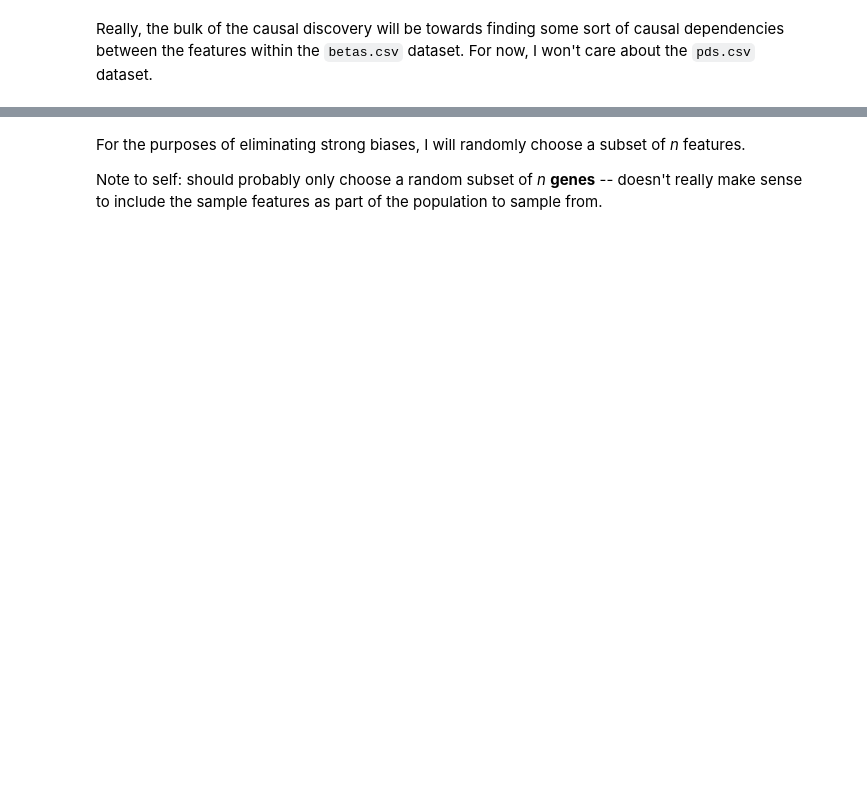
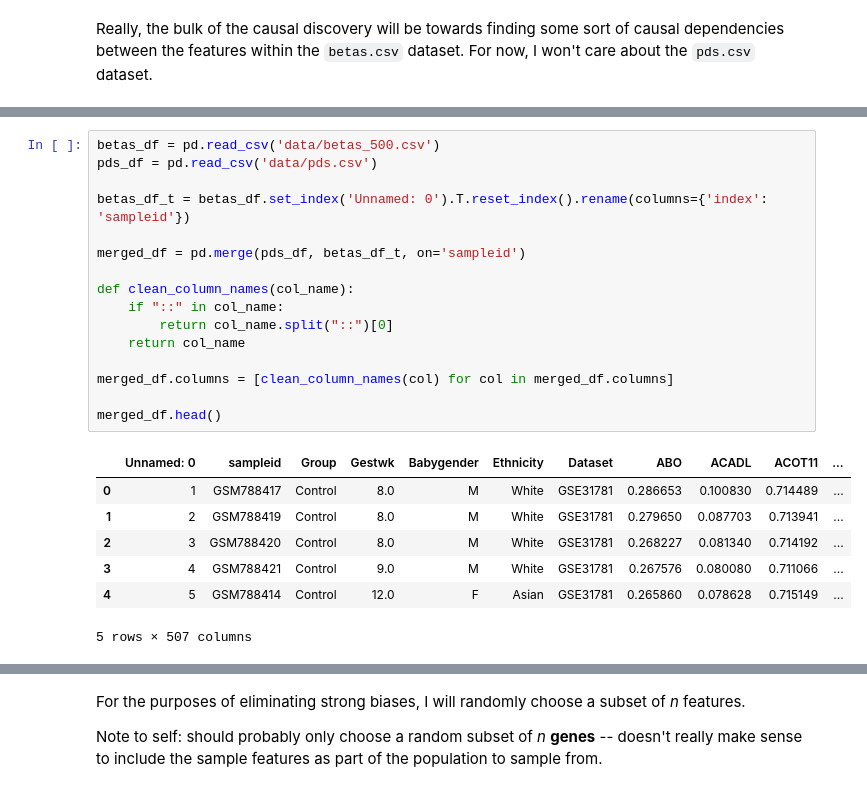
Before and after one commit to shamanth-kuthpadi/dowhy-preeclampsia, a Jupyter notebook: TimeComplexity.ipynb, the cells around one changed output, grey strips where cells are left out. Drawn from its saved outputs; the diff is of its cells as text; blank space fills up the shorter version.

```diff
--- a/TimeComplexity.ipynb
+++ b/TimeComplexity.ipynb
@@ -24,0 +12,24 @@ betas_df.head()
+# %%
+betas_df = pd.read_csv('data/betas_500.csv')
+pds_df = pd.read_csv('data/pds.csv')
+
+betas_df_t = betas_df.set_index('Unnamed: 0').T.reset_index().rename(columns={'index': 'sampleid'})
+
+merged_df = pd.merge(pds_df, betas_df_t, on='sampleid')
+
+def clean_column_names(col_name):
+    if "::" in col_name:
+        return col_name.split("::")[0]
+    return col_name
+
+merged_df.columns = [clean_column_names(col) for col in merged_df.columns]
+
+merged_df.head()
+# %% [output]
+|  | Unnamed: 0 | sampleid | Group | Gestwk | Babygender | Ethnicity | Dataset | ABO | ACADL | ACOT11 | ... |
+| 0 | 1 | GSM788417 | Control | 8.0 | M | White | GSE31781 | 0.286653 | 0.100830 | 0.714489 | ... |
+| 1 | 2 | GSM788419 | Control | 8.0 | M | White | GSE31781 | 0.279650 | 0.087703 | 0.713941 | ... |
+| 2 | 3 | GSM788420 | Control | 8.0 | M | White | GSE31781 | 0.268227 | 0.081340 | 0.714192 | ... |
+| 3 | 4 | GSM788421 | Control | 9.0 | M | White | GSE31781 | 0.267576 | 0.080080 | 0.711066 | ... |
+| 4 | 5 | GSM788414 | Control | 12.0 | F | Asian | GSE31781 | 0.265860 | 0.078628 | 0.715149 | ... |
+5 rows × 507 columns
```
Also changed, not shown: parts of 6 cells of this notebook, 8 other files.
